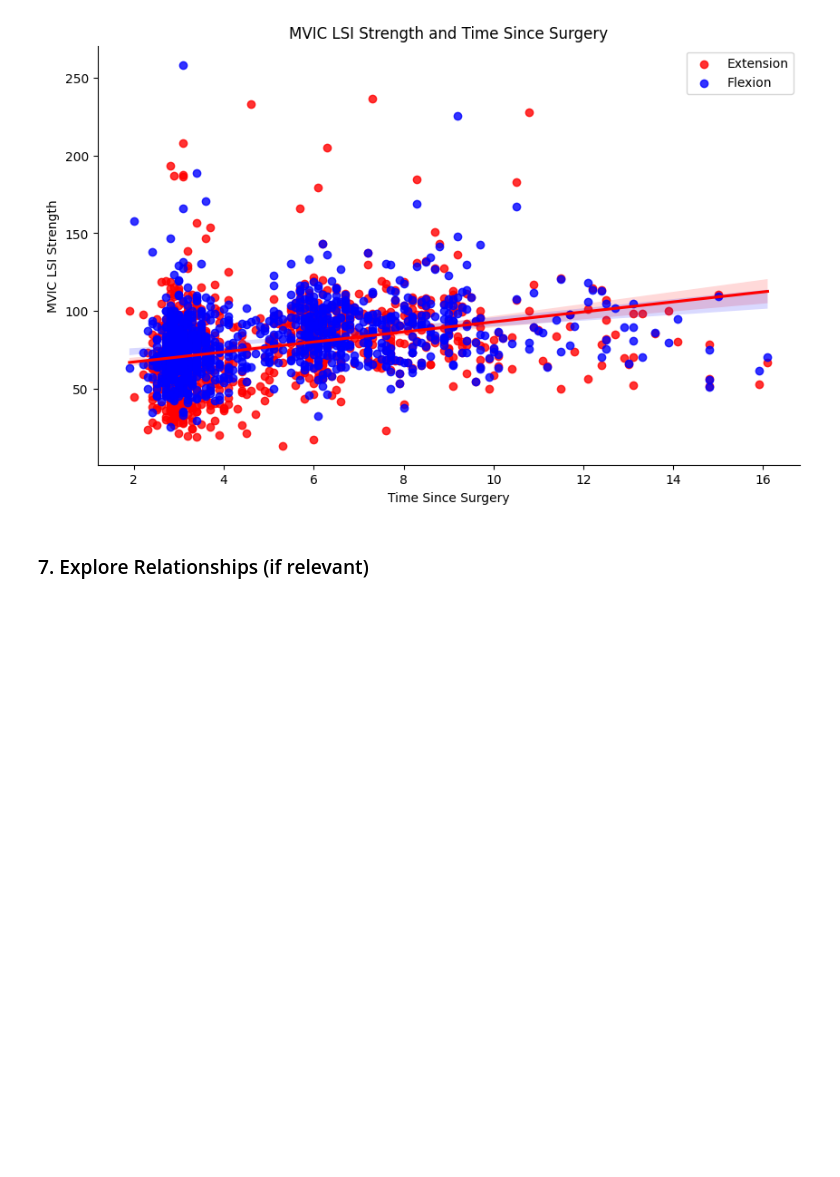
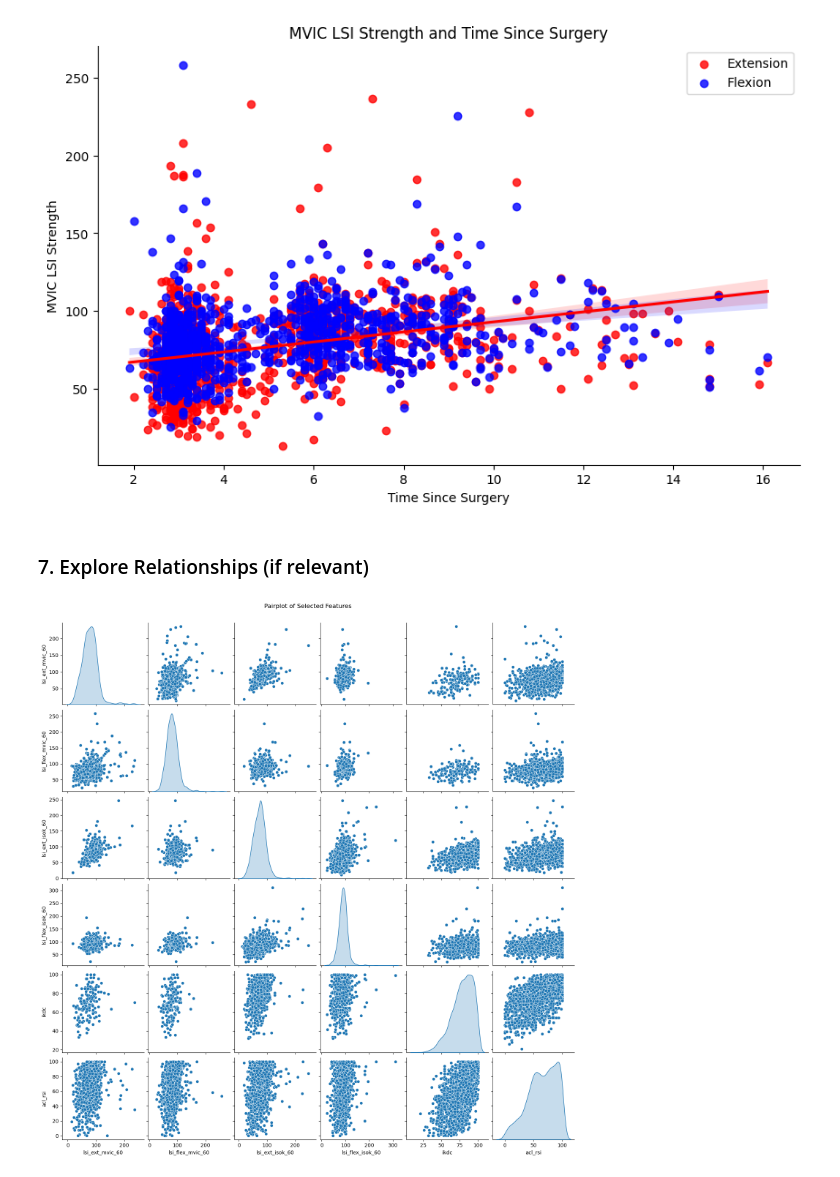
Before and after one commit to yxb8mh/finalproj, a Jupyter notebook: groupEDAipynb.ipynb, the cells around one changed output. Saved outputs shown, nothing was run; the diff lists cells and outputs as text; code cells hidden in the pictures; blank space fills up the shorter version.

```diff
--- a/groupEDAipynb.ipynb
+++ b/groupEDAipynb.ipynb
@@ -232,3 +232,13 @@ plt.legend()
 [figure]
 # %% [markdown]
 ### 7. Explore Relationships (if relevant)
+# %%
+#making a pairplot with KDE diagonals to explore the relationships between strength and recovery-related features
+numerical_features = aclr.select_dtypes(include=['int64', 'float64']).columns.tolist()
+selected = ['lsi_ext_mvic_60','lsi_flex_mvic_60','lsi_ext_isok_60','lsi_flex_isok_60','ikdc','acl_rsi']
+
+sns.pairplot(aclr[selected], diag_kind='kde')
+plt.suptitle("Pairplot of Selected Features", y=1.02)
+plt.show()
+# %% [output]
+[figure, added]
```
Also changed, not shown: parts of 3 cells of this notebook.
